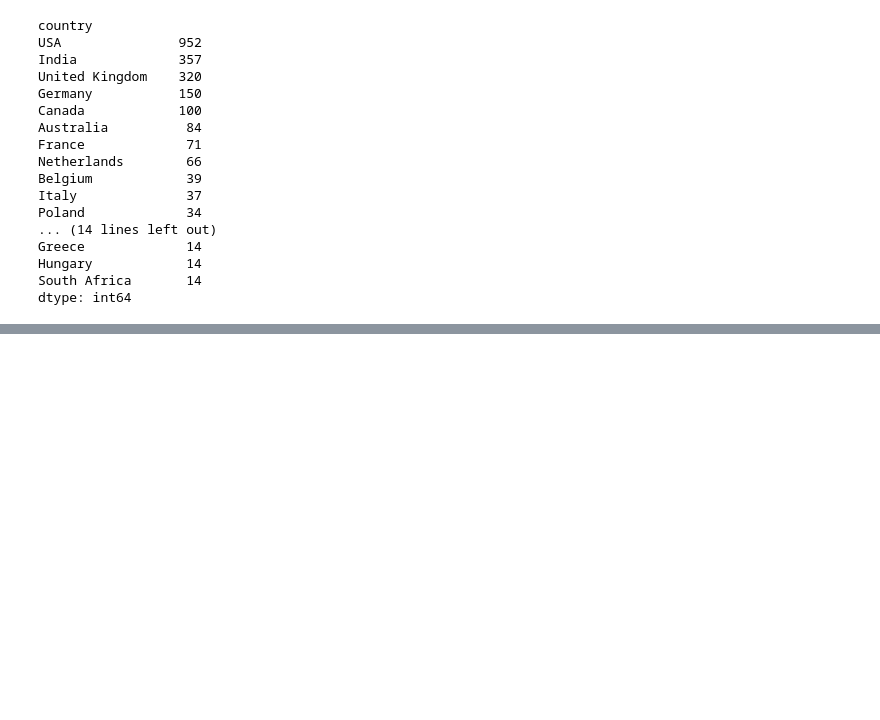
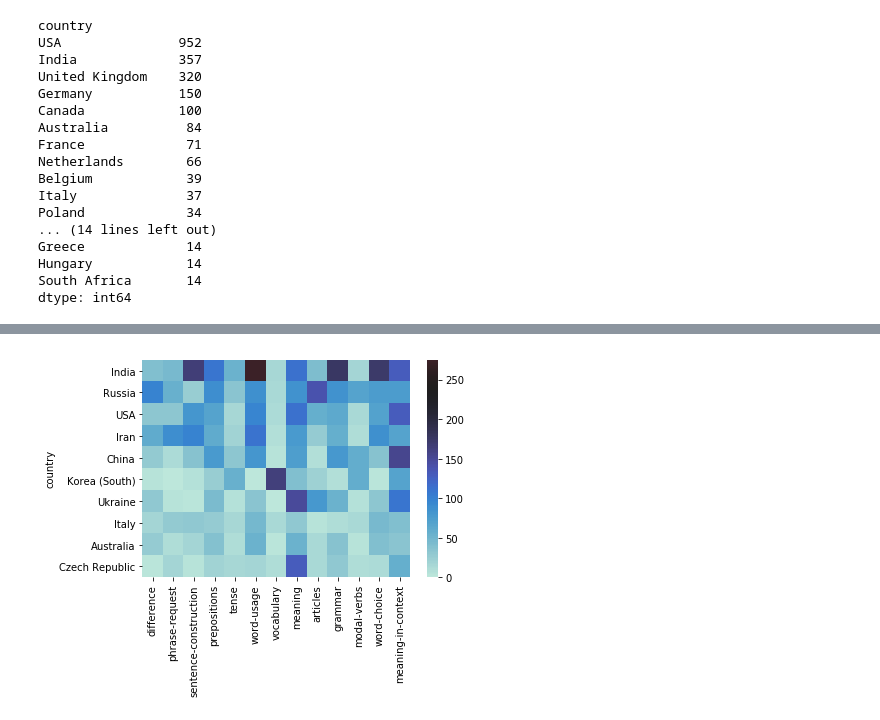
Before and after one commit to grudzinskap/pd3_padpy, a Jupyter notebook: pd3_zbiory(1).ipynb, the cells around one changed output, grey strips where cells are left out. Cells and saved outputs as stored; diff of their text form; code cells hidden in the pictures; blank space fills up the shorter version.

```diff
--- a/pd3_zbiory(1).ipynb
+++ b/pd3_zbiory(1).ipynb
@@ -469,6 +472,9 @@ Greece             14
 Hungary            14
 South Africa       14
 dtype: int64
+# %%
+for p in range(p_tags.shape[0]):
+    p_tags.Count[p]=int(p_tags.Count[p])
 # %%
 for p in range(e_tags.shape[0]):
     e_tags.Count[p]=int(e_tags.Count[p])
@@ -495,3 +480,0 @@ e_tags.sort_values(by="Count", ascending = False).head(49)
-# %%
-for p in range(m_tags.shape[0]):
-    m_tags.Count[p]=int(m_tags.Count[p])
@@ -518,2 +480,0 @@ m_tags.sort_values(by="Count", ascending = False).head(49)
-# %%
-e_posts["Weekday"]=[list(calendar.day_name)[pd.to_datetime(p).weekday()] for p in e_posts.CreationDate]
@@ -617,16 +480,0 @@ country_tag_group=k.groupby(["country","tag"]).size().unstack().reset_index()
-# %%
-#for p in europe.iloc[:,0]:
-lista=list()
-lista2=list()
-for p in countries:
-    pol_tag=country_tag_group.loc[country_tag_group.country.values==p].reset_index().iloc[0,1:].reset_index()
-    pol_tag.columns=["tag","numb"]
-    lista2.append(pol_tag)
-    lista.append(pol_tag.loc[1:,].sort_values(by="numb",ascending=False).iloc[0:5,])
-tagi_mapa=list()
-for i in range(len(countries)):
-               tagi_mapa=tagi_mapa+list(lista[i].tag)
-tagi=list(set(tagi_mapa)) #tagi, ktore pojawiaja sie powyzej
-mapa=pd.DataFrame(np.r_[[0]*len(countries)*len(tagi)].reshape(len(countries),len(tagi)))
-mapa.columns=tagi
-mapa.index=countries
@@ -777,0 +581,4 @@ tenses=['present-perfect',
+# %%
+ax = sns.heatmap(mapa,center=240)
+# %% [output]
+[figure, added]
```
Also changed, not shown: parts of 104 cells of this notebook.
